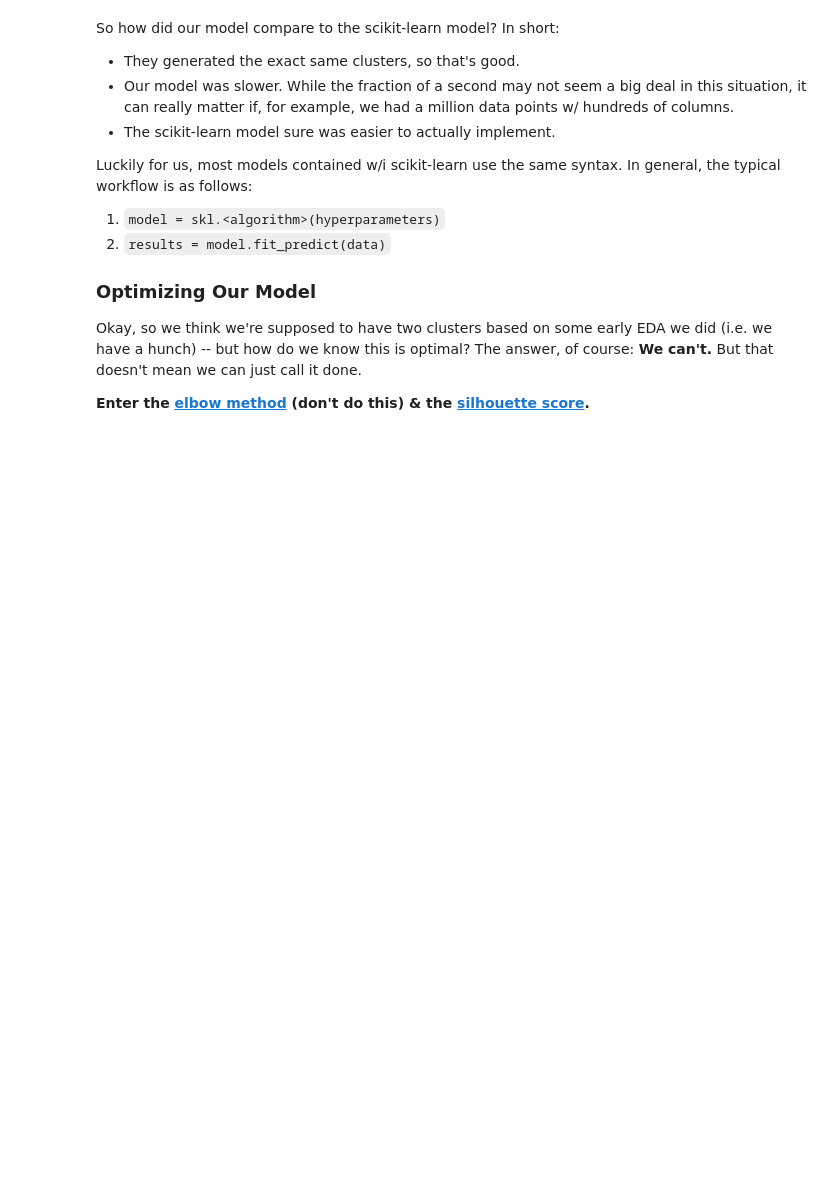
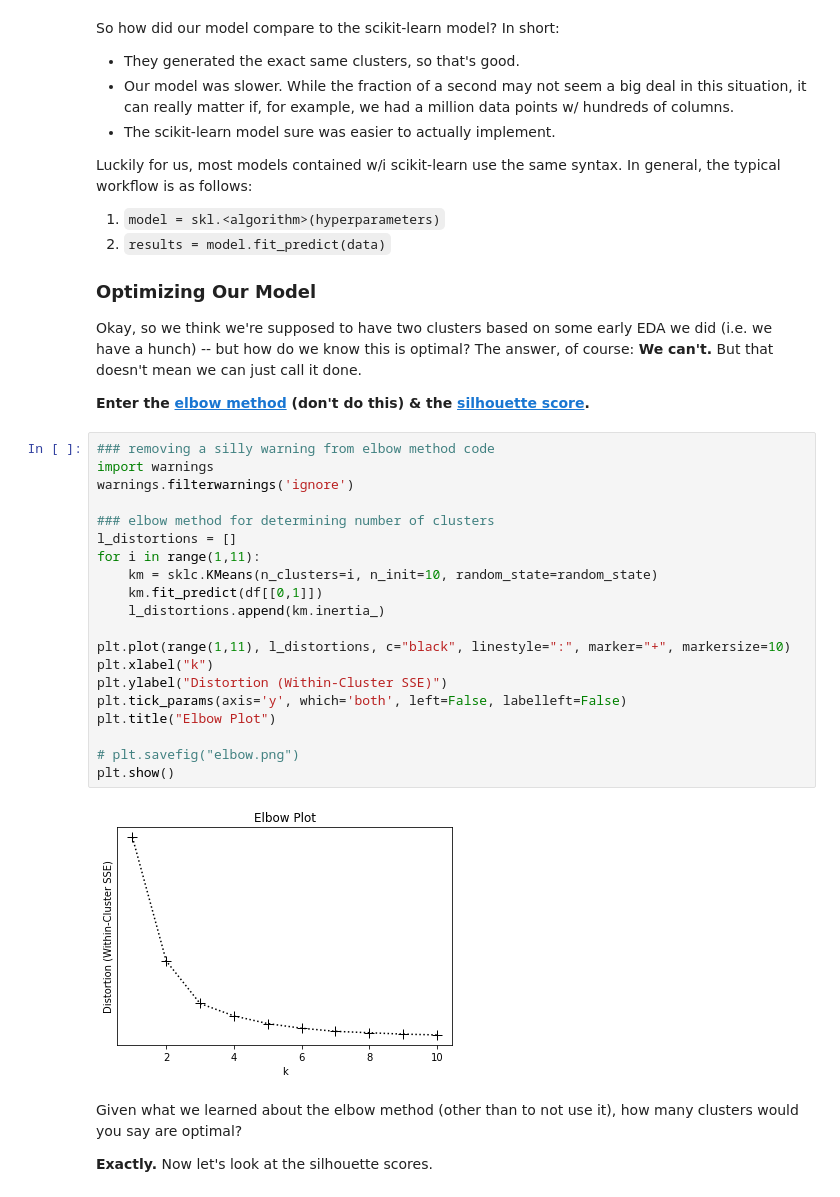
Before and after one commit to curtispmartin/Education, a Jupyter notebook: ADSChE/Mind/UnsupervisedLearning/Clustering/Clustering.ipynb, the cells around one changed output. Drawn from its saved outputs; the diff is of its cells as text; blank space fills up the shorter version.

```diff
--- a/ADSChE/Mind/UnsupervisedLearning/Clustering/Clustering.ipynb
+++ b/ADSChE/Mind/UnsupervisedLearning/Clustering/Clustering.ipynb
@@ -222,3 +222,29 @@ Luckily for us, most models contained w/i scikit-learn use the same syntax. In g
 Okay, so we think we're supposed to have two clusters based on some early EDA we did (i.e. we have a hunch) -- but how do we know this is optimal? The answer, of course: **We can't.** But that doesn't mean we can just call it done.
 
 **Enter the [elbow method](https://en.wikipedia.org/wiki/Elbow_method_(clustering)) (don't do this) & the [silhouette score](https://en.wikipedia.org/wiki/Silhouette_(clustering)).**
+# %%
+### removing a silly warning from elbow method code
+import warnings
+warnings.filterwarnings('ignore')
+
+### elbow method for determining number of clusters
+l_distortions = []
+for i in range(1,11):
+    km = sklc.KMeans(n_clusters=i, n_init=10, random_state=random_state)
+    km.fit_predict(df[[0,1]])
+    l_distortions.append(km.inertia_)
+
+plt.plot(range(1,11), l_distortions, c="black", linestyle=":", marker="+", markersize=10)
+plt.xlabel("k")
+plt.ylabel("Distortion (Within-Cluster SSE)")
+plt.tick_params(axis='y', which='both', left=False, labelleft=False)
+plt.title("Elbow Plot")
+
+# plt.savefig("elbow.png")
+plt.show()
+# %% [output]
+[figure, added]
+# %% [markdown]
+Given what we learned about the elbow method (other than to not use it), how many clusters would you say are optimal?
+
+__Exactly.__ Now let's look at the silhouette scores.
```
Also changed, not shown: parts of 3 cells of this notebook.
